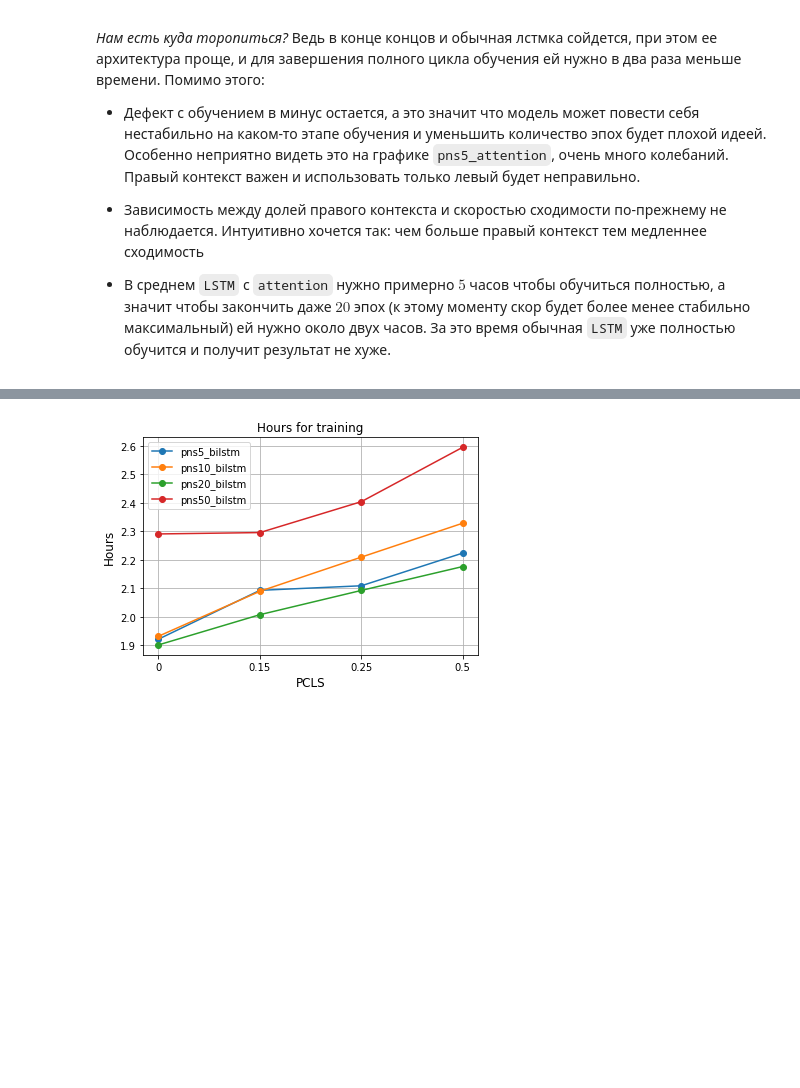
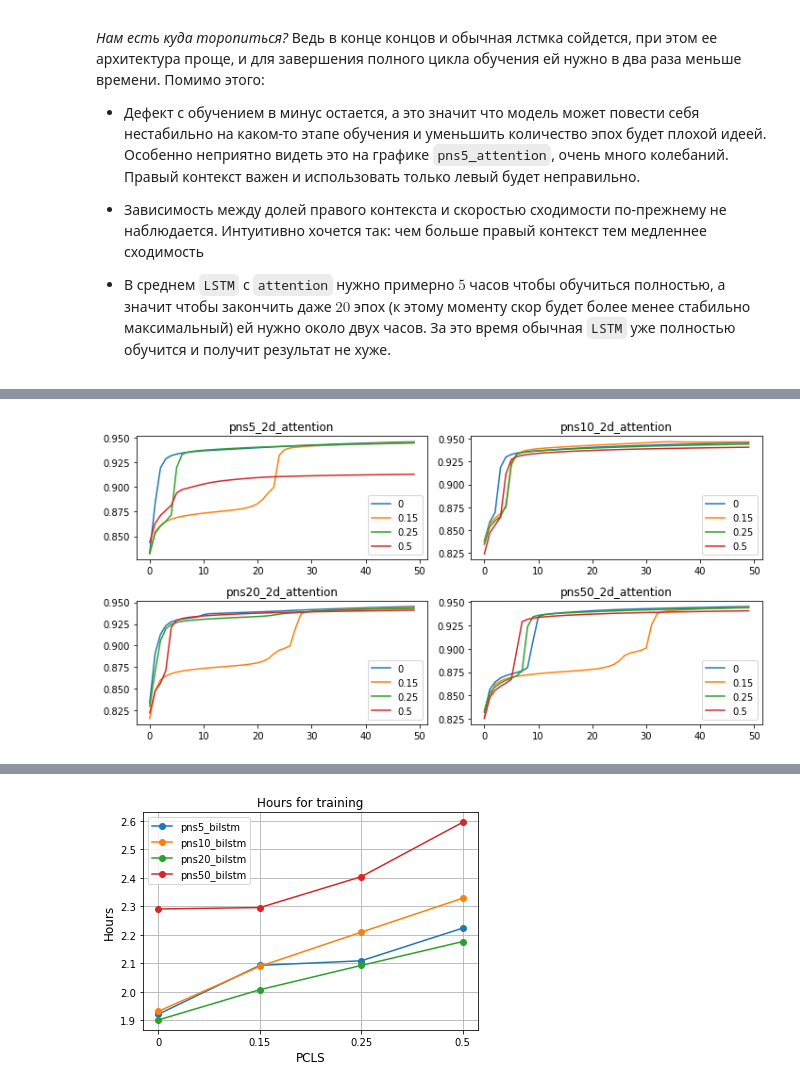
Before and after one commit to okulovsky/grammar_ru, a Jupyter notebook: notebooks/2022 Autumn/AttentionAffect.ipynb, the cells around one changed output, grey strips where cells are left out. Cells and saved outputs as stored; diff of their text form; code cells hidden in the pictures; blank space fills up the shorter version.

Commit message:
fixed attention_2d & added bidirect_lstm & report

```diff
--- a/notebooks/2022 Autumn/AttentionAffect.ipynb
+++ b/notebooks/2022 Autumn/AttentionAffect.ipynb
@@ -156,0 +172,6 @@ plot_roc_auc_score([pns5_attention, pns10_attention, pns20_attention, pns50_atte
+# %%
+plot_roc_auc_score([pns5_2d_attention, pns10_2d_attention, pns20_2d_attention, pns50_2d_attention],
+                   ['pns5_2d_attention', 'pns10_2d_attention', 'pns20_2d_attention', 'pns50_2d_attention']
+)
+# %% [output]
+[figure, added]
```
Also changed, not shown: parts of 16 cells of this notebook, 12 other files.
